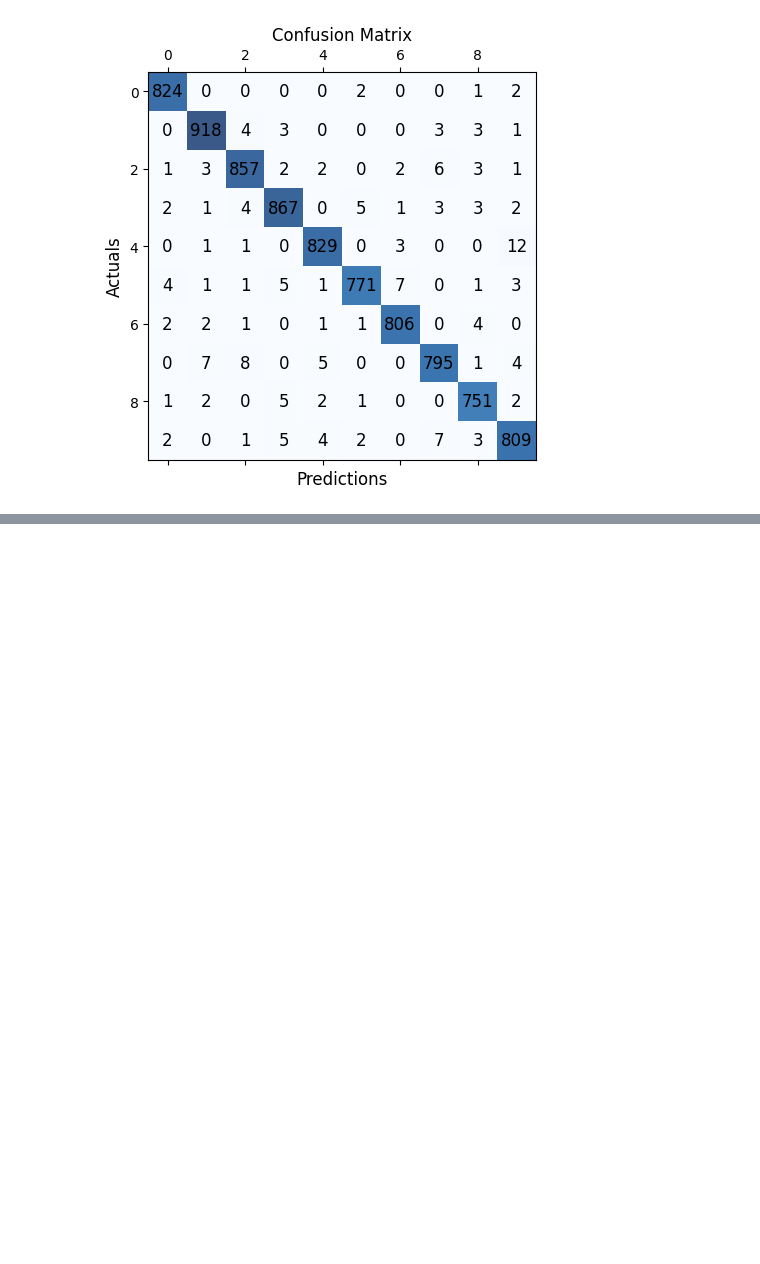
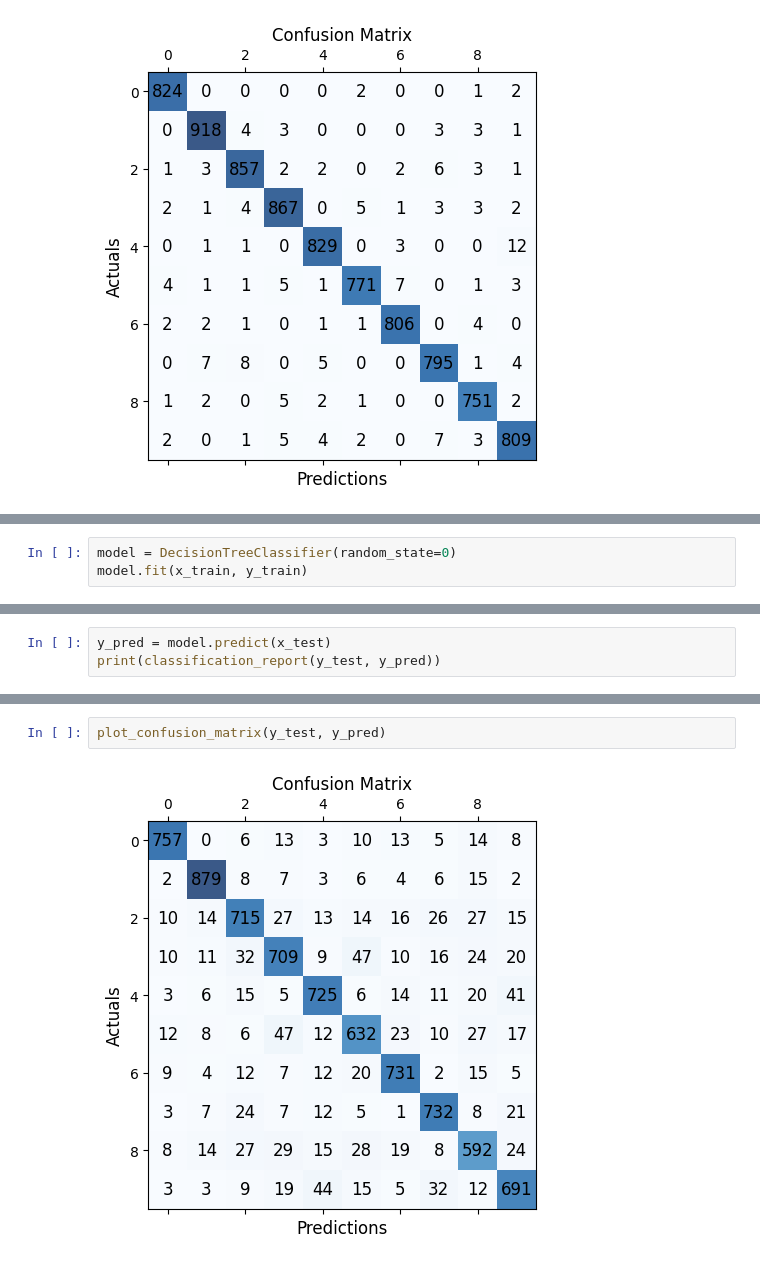
Before and after one commit to armadrigal/Proyectos-ML-Kaggle, a Jupyter notebook: Digit Recognizer/Digit Recognizer sklearn different models.ipynb, the cells around one changed output, grey strips where cells are left out. Cells and saved outputs as stored; diff of their text form; blank space fills up the shorter version.

```diff
--- a/Digit Recognizer/Digit Recognizer sklearn different models.ipynb
+++ b/Digit Recognizer/Digit Recognizer sklearn different models.ipynb
@@ -447,0 +451,3 @@ plot_confusion_matrix(y_test, y_pred)
+# %%
+model = DecisionTreeClassifier(random_state=0)
+model.fit(x_train, y_train)
@@ -447,0 +456,3 @@ plot_confusion_matrix(y_test, y_pred)
+# %%
+y_pred = model.predict(x_test)
+print(classification_report(y_test, y_pred))
@@ -447,0 +476,4 @@ plot_confusion_matrix(y_test, y_pred)
+# %%
+plot_confusion_matrix(y_test, y_pred)
+# %% [output]
+[figure, added]
```
Also changed, not shown: parts of 4 cells of this notebook.
